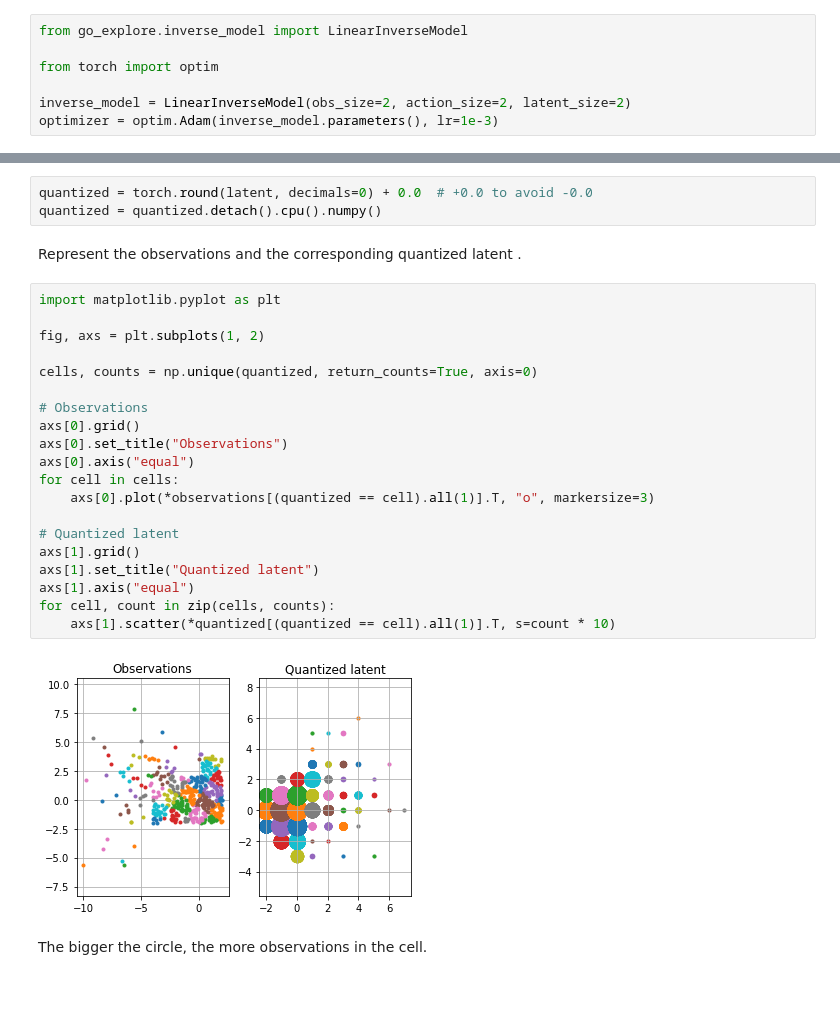
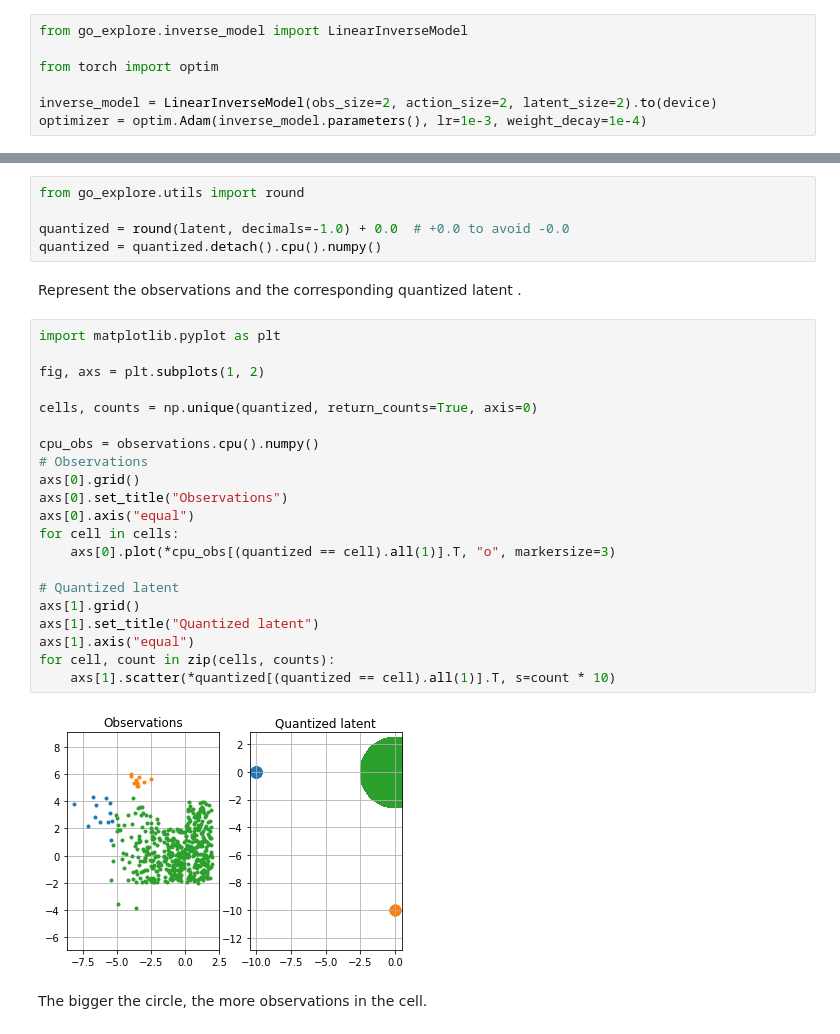
Before and after one commit to qgallouedec/lge, a Jupyter notebook: notebooks/quantized_inverse_model_maze.ipynb, the cells around one changed output, grey strips where cells are left out. Drawn from its saved outputs; the diff is of its cells as text; blank space fills up the shorter version.

Commit message:
no cell

```diff
--- a/notebooks/quantized_inverse_model_maze.ipynb
+++ b/notebooks/quantized_inverse_model_maze.ipynb
@@ -39,8 +39,8 @@ from go_explore.inverse_model import LinearInverseModel
 
 from torch import optim
 
-inverse_model = LinearInverseModel(obs_size=2, action_size=2, latent_size=2)
-optimizer = optim.Adam(inverse_model.parameters(), lr=1e-3)
+inverse_model = LinearInverseModel(obs_size=2, action_size=2, latent_size=2).to(device)
+optimizer = optim.Adam(inverse_model.parameters(), lr=1e-3, weight_decay=1e-4)
 # %% [markdown]
 Train the model.
 # %%
@@ -111,31 +111,34 @@ latent = inverse_model.encoder(observations)
 # %% [markdown]
 Quantize.
 # %%
-quantized = torch.round(latent, decimals=0) + 0.0  # +0.0 to avoid -0.0
+from go_explore.utils import round
+
+quantized = round(latent, decimals=-1.0) + 0.0  # +0.0 to avoid -0.0
 quantized = quantized.detach().cpu().numpy()
 # %% [markdown]
 Represent the observations and the corresponding quantized latent .
 # %%
 import matplotlib.pyplot as plt
 
 fig, axs = plt.subplots(1, 2)
 
 cells, counts = np.unique(quantized, return_counts=True, axis=0)
 
+cpu_obs = observations.cpu().numpy()
 # Observations
 axs[0].grid()
 axs[0].set_title("Observations")
 axs[0].axis("equal")
 for cell in cells:
-    axs[0].plot(*observations[(quantized == cell).all(1)].T, "o", markersize=3)
+    axs[0].plot(*cpu_obs[(quantized == cell).all(1)].T, "o", markersize=3)
 
 # Quantized latent
 axs[1].grid()
 axs[1].set_title("Quantized latent")
 axs[1].axis("equal")
 for cell, count in zip(cells, counts):
     axs[1].scatter(*quantized[(quantized == cell).all(1)].T, s=count * 10)
 # %% [output]
-[figure, old version]
+[figure, new version]
 # %% [markdown]
 The bigger the circle, the more observations in the cell.
```
Also changed, not shown: parts of 2 cells of this notebook, 8 other files.
